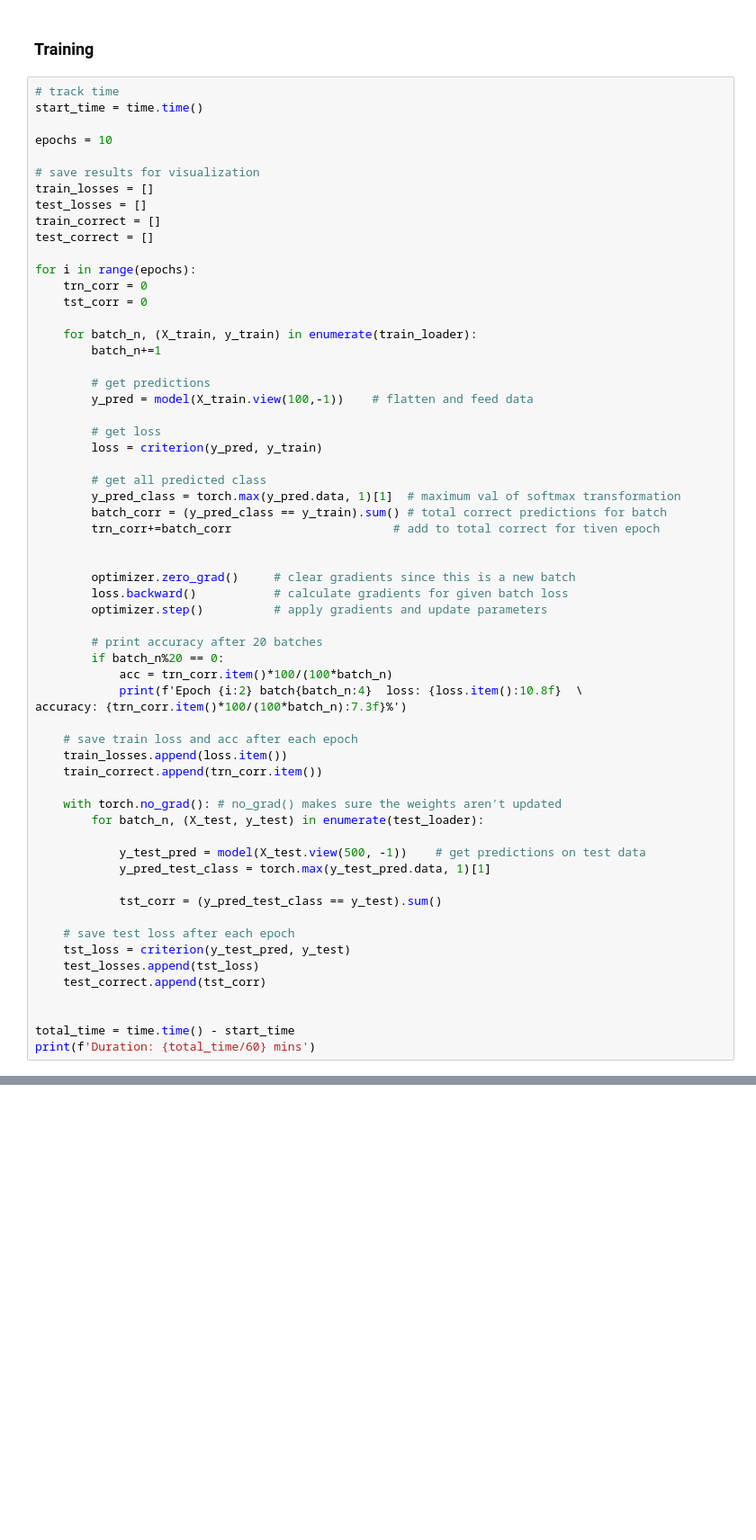
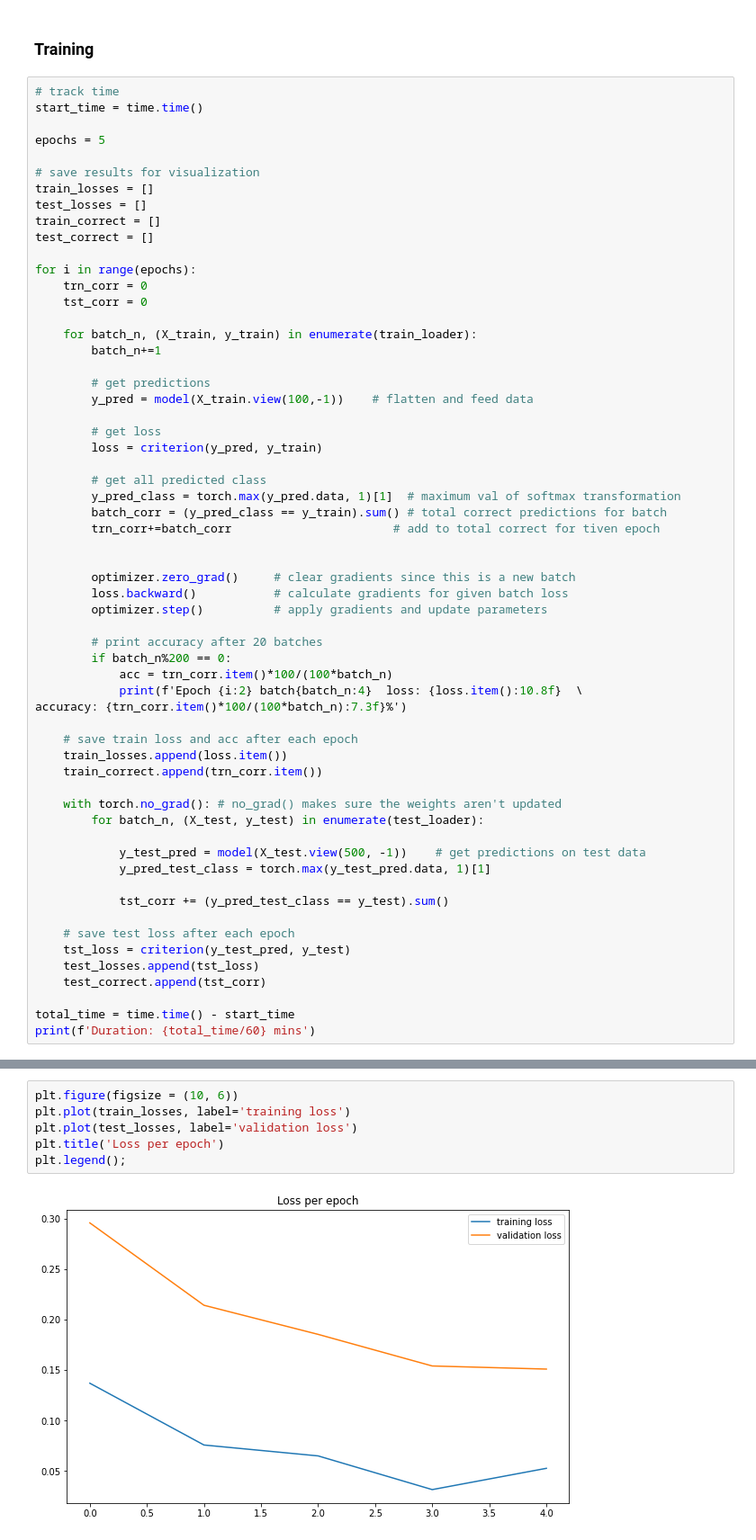
Before and after one commit to Shiska07/Deep-Learning-Projects, a Jupyter notebook: Medical Image Analysis with PyTorch/Convolutional Neural Networks/Artificial Neural Networks on MNIST.ipynb, the cells around one changed output, grey strips where cells are left out. Shown at 90% size. Drawn from its saved outputs; the diff is of its cells as text; blank space fills up the shorter version.

```diff
--- a/Medical Image Analysis with PyTorch/Convolutional Neural Networks/Artificial Neural Networks on MNIST.ipynb
+++ b/Medical Image Analysis with PyTorch/Convolutional Neural Networks/Artificial Neural Networks on MNIST.ipynb
@@ -164,7 +148,7 @@ import time
 # track time
 start_time = time.time()
 
-epochs = 10
+epochs = 5
 
 # save results for visualization
 train_losses = []
@@ -196,7 +180,7 @@ for i in range(epochs):
         optimizer.step()          # apply gradients and update parameters
 
         # print accuracy after 20 batches
-        if batch_n%20 == 0:
+        if batch_n%200 == 0:
             acc = trn_corr.item()*100/(100*batch_n)
             print(f'Epoch {i:2} batch{batch_n:4}  loss: {loss.item():10.8f}  \
 accuracy: {trn_corr.item()*100/(100*batch_n):7.3f}%')
@@ -211,14 +195,13 @@ accuracy: {trn_corr.item()*100/(100*batch_n):7.3f}%')
             y_test_pred = model(X_test.view(500, -1))    # get predictions on test data
             y_pred_test_class = torch.max(y_test_pred.data, 1)[1]
 
-            tst_corr = (y_pred_test_class == y_test).sum()
+            tst_corr += (y_pred_test_class == y_test).sum()
 
     # save test loss after each epoch
     tst_loss = criterion(y_test_pred, y_test)
     test_losses.append(tst_loss)
     test_correct.append(tst_corr)
 
-
 total_time = time.time() - start_time
 print(f'Duration: {total_time/60} mins')
 # %% [output]
@@ -241,0 +226,8 @@ Epoch  0 batch 540  loss: 0.00645147  accuracy:  99.569%
+# %%
+plt.figure(figsize = (10, 6))
+plt.plot(train_losses, label='training loss')
+plt.plot(test_losses, label='validation loss')
+plt.title('Loss per epoch')
+plt.legend();
+# %% [output]
+[figure, added]
```
Also changed, not shown: parts of 7 cells of this notebook.
